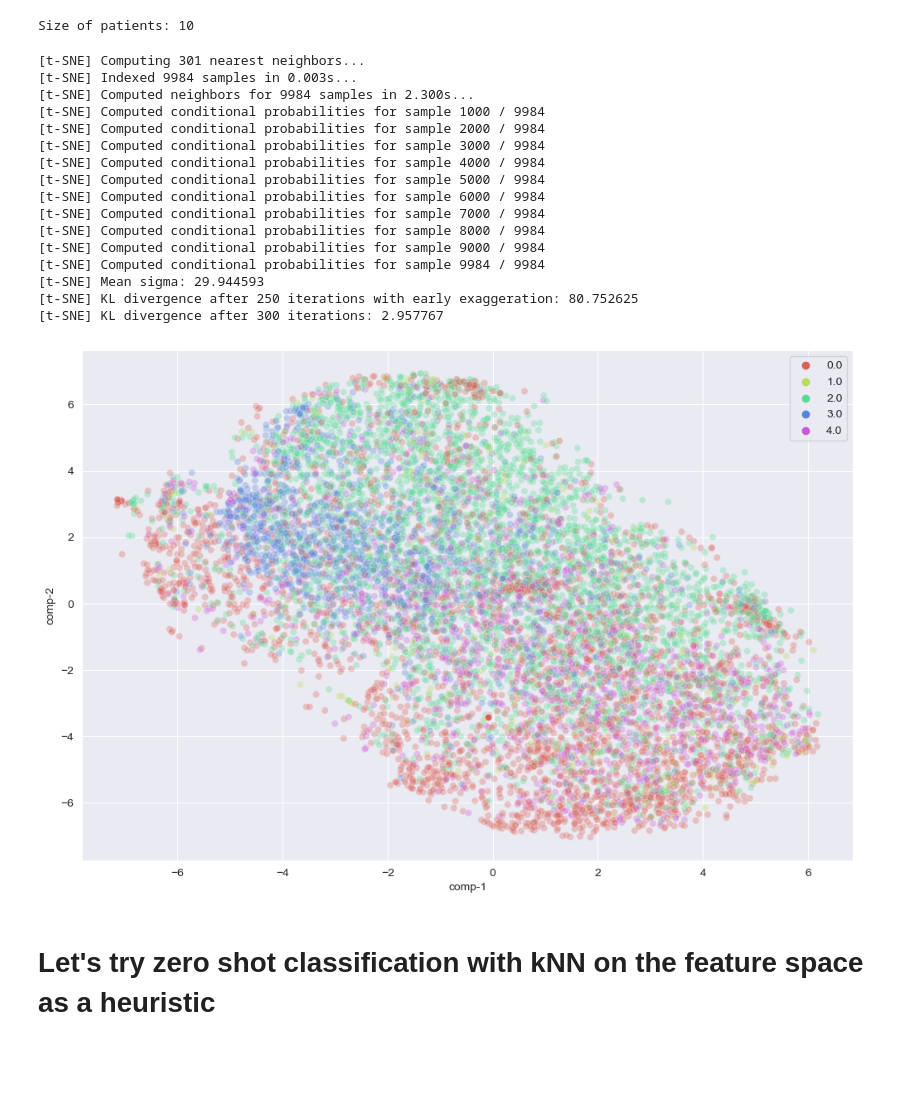
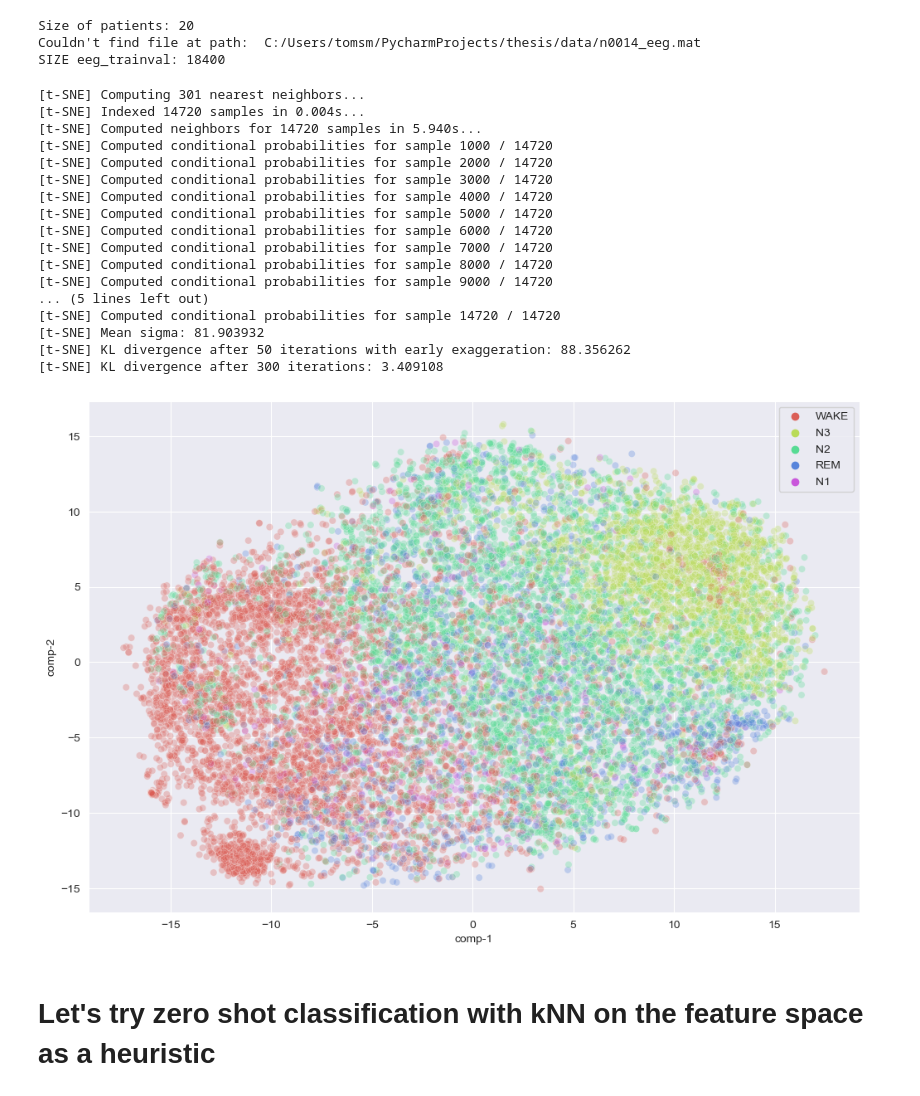
Before and after one commit to TomS55555/thesis, a Jupyter notebook: experiments/visualize_pretrained_model.ipynb, the cells around one changed output. Drawn from its saved outputs; the diff is of its cells as text; code cells hidden in the pictures; blank space fills up the shorter version.

```diff
--- a/experiments/visualize_pretrained_model.ipynb
+++ b/experiments/visualize_pretrained_model.ipynb
@@ -14,7 +14,7 @@ import torch.utils.data as data
 import experiments.SleepTransformer.simclr.train as tt
 import constants
 # %%
-encoder_path = "CnnEncoder\\simclr\\simclr_cnn_encoder_trainings1\\pretrained_IT_500pat1\\lightning_logs\\version_0\\checkpoints\\epoch=80-step=28389.ckpt"
+encoder_path = "CnnTransformer\\simclr\\final_pretaining_cnn_transformer.ckpt"
 pretrained_model = load_model(SimCLR_Transformer, encoder_path)
 # %%
 from datasets.datasets import SHHSdataset
@@ -26,18 +26,20 @@ test_dm = EEGdataModule(
     data_split=[4, 1],
     dataset_type=SHHSdataset,
     window_size=1,
-    test_set=True,
-    num_patients=10,  # shouldn't matter
+    test_set=False,
+    num_patients=20,  # shouldn't matter
     num_workers=0,
     exclude_test_set=tuple(torch.randint(0,100,(10,)))
 )
 # %% [output]
-Size of patients: 10
+Size of patients: 20
+Couldn't find file at path:  C:/Users/tomsm/PycharmProjects/thesis/data/n0014_eeg.mat
+SIZE eeg_trainval: 18400
 # %%
 outputs = list()
 labels = list()
 with torch.no_grad():
-    for batch in test_dm.test_dataloader():
+    for batch in test_dm.train_dataloader():
         outputs.append(encoder(batch[0]))
         labels.append(batch[1])
 
@@ -47,42 +49,46 @@ output_ds = data.TensorDataset(outputs, labels.squeeze())
 # %%
 tsne = TSNE(n_components=2, n_iter=300, verbose=1, perplexity=100)
 x, y = outputs, labels.squeeze()
 x.requires_grad = False
 y.requires_grad = False
 tsne_results = tsne.fit_transform(x)
 df = pd.DataFrame()
 df['comp-1'] = tsne_results[:,0]
 df['comp-2'] = tsne_results[:,1]
-df["y"] = y
+sleep_stages = ['WAKE', 'N1', 'N2', 'N3', 'REM']
+y_stage = [sleep_stages[int(i)] for i in y]
+df["y"] = y_stage
 plt.figure(figsize=(12, 8))
 sns.scatterplot(
     x="comp-1", y="comp-2",
     hue=df.y.tolist(),
     palette=sns.color_palette("hls", 5),
     data=df,
     legend="full",
     alpha=0.3
 )
+# plt.legend(labels=['WAKE', 'N1', 'N2', 'N3', 'REM'])
 #save_name = 'tsne_'+encoder_path.split('.ckpt')[0]
-plt.savefig('test.png')
+plt.savefig('transformer_encoder_final_tsne.png')
 # %% [output]
 [t-SNE] Computing 301 nearest neighbors...
-[t-SNE] Indexed 9984 samples in 0.003s...
-[t-SNE] Computed neighbors for 9984 samples in 2.300s...
-[t-SNE] Computed conditional probabilities for sample 1000 / 9984
-[t-SNE] Computed conditional probabilities for sample 2000 / 9984
-[t-SNE] Computed conditional probabilities for sample 3000 / 9984
-[t-SNE] Computed conditional probabilities for sample 4000 / 9984
-[t-SNE] Computed conditional probabilities for sample 5000 / 9984
-[t-SNE] Computed conditional probabilities for sample 6000 / 9984
-[t-SNE] Computed conditional probabilities for sample 7000 / 9984
-[t-SNE] Computed conditional probabilities for sample 8000 / 9984
-[t-SNE] Computed conditional probabilities for sample 9000 / 9984
-[t-SNE] Computed conditional probabilities for sample 9984 / 9984
-[t-SNE] Mean sigma: 29.944593
-[t-SNE] KL divergence after 250 iterations with early exaggeration: 80.752625
-[t-SNE] KL divergence after 300 iterations: 2.957767
+[t-SNE] Indexed 14720 samples in 0.004s...
+[t-SNE] Computed neighbors for 14720 samples in 5.940s...
+[t-SNE] Computed conditional probabilities for sample 1000 / 14720
+[t-SNE] Computed conditional probabilities for sample 2000 / 14720
+[t-SNE] Computed conditional probabilities for sample 3000 / 14720
+[t-SNE] Computed conditional probabilities for sample 4000 / 14720
+[t-SNE] Computed conditional probabilities for sample 5000 / 14720
+[t-SNE] Computed conditional probabilities for sample 6000 / 14720
+[t-SNE] Computed conditional probabilities for sample 7000 / 14720
+[t-SNE] Computed conditional probabilities for sample 8000 / 14720
+[t-SNE] Computed conditional probabilities for sample 9000 / 14720
+... (5 lines left out)
+[t-SNE] Computed conditional probabilities for sample 14720 / 14720
+[t-SNE] Mean sigma: 81.903932
+[t-SNE] KL divergence after 50 iterations with early exaggeration: 88.356262
+[t-SNE] KL divergence after 300 iterations: 3.409108
-[figure, old version]
+[figure, new version]
 # %% [markdown]
 # Let's try zero shot classification with kNN on the feature space as a heuristic
 # %%
```
Also changed, not shown: 3 other files.
